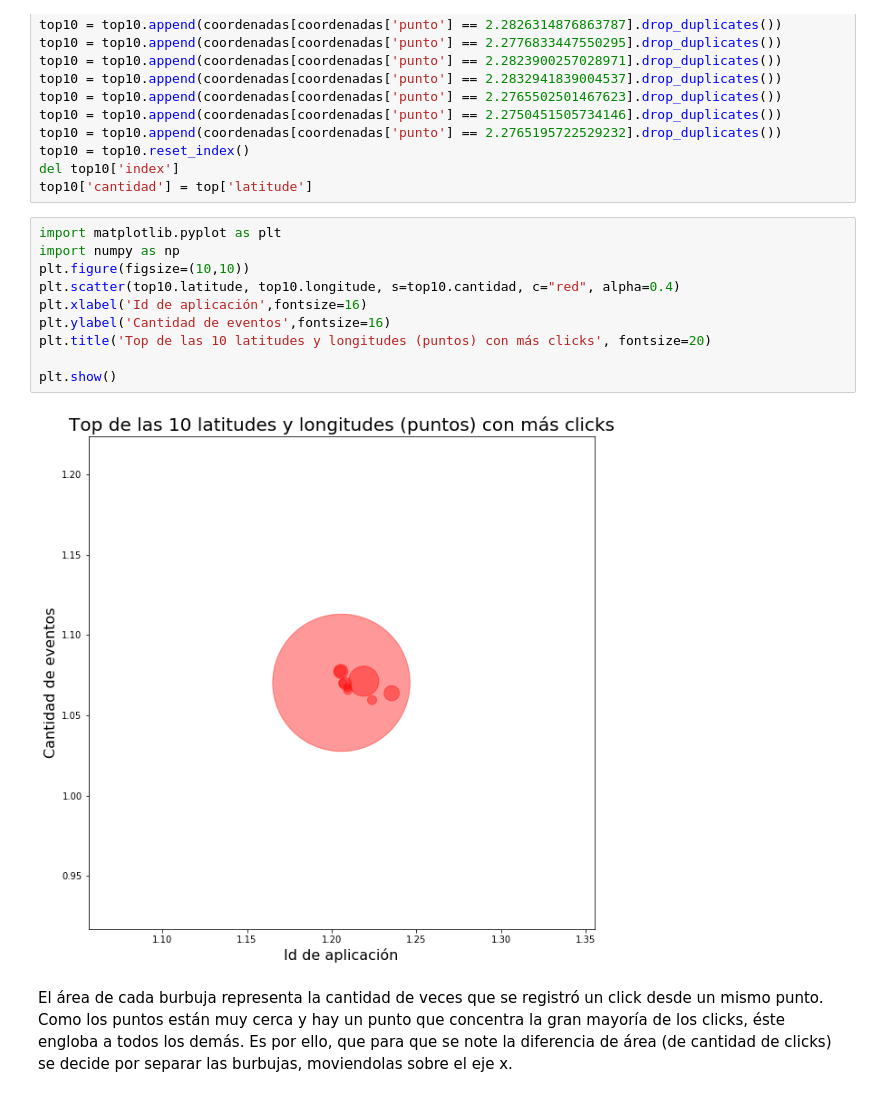
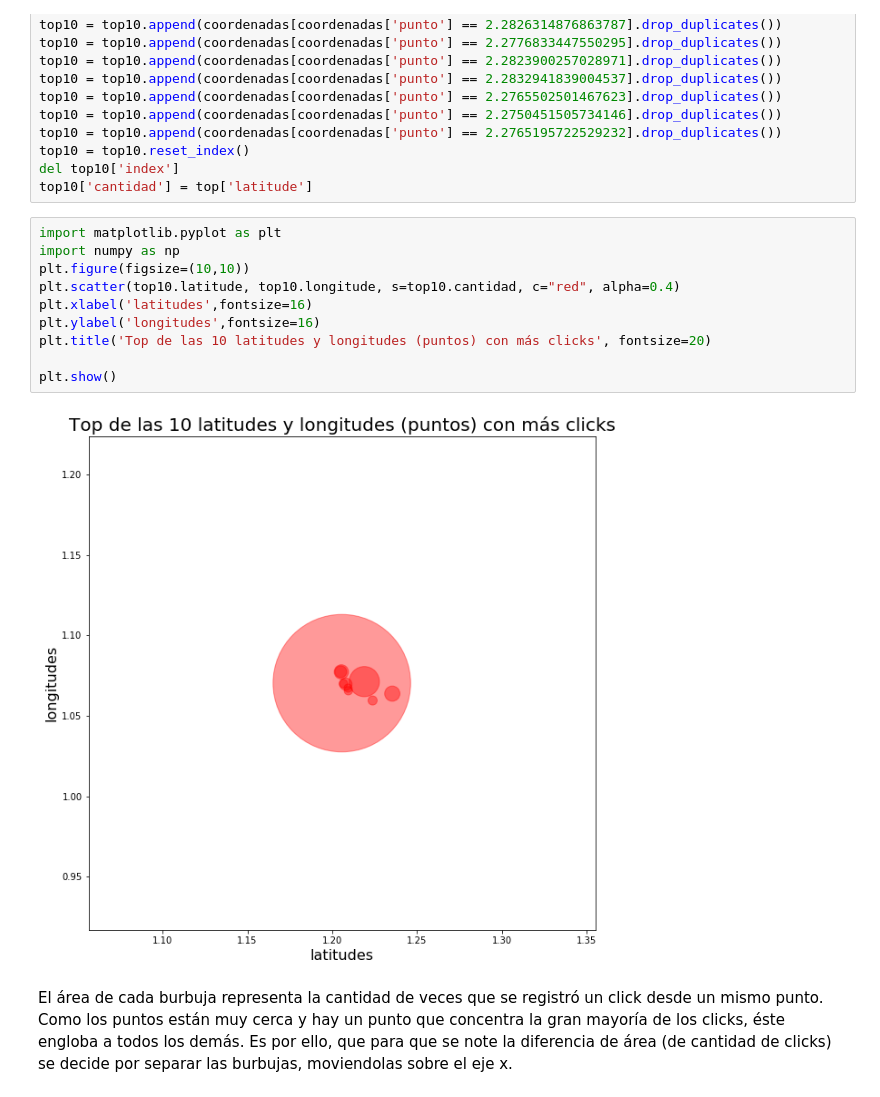
Before and after one commit to cruzpa95/Datos2019, a Jupyter notebook: Análisis de latitud y longitud dataset clicks.ipynb, the cells around one changed output. Saved outputs shown, nothing was run; the diff lists cells and outputs as text.

```diff
--- a/Análisis de latitud y longitud dataset clicks.ipynb
+++ b/Análisis de latitud y longitud dataset clicks.ipynb
@@ -65,15 +65,15 @@ top10['cantidad'] = top['latitude']
 # %%
 import matplotlib.pyplot as plt
 import numpy as np
 plt.figure(figsize=(10,10))
 plt.scatter(top10.latitude, top10.longitude, s=top10.cantidad, c="red", alpha=0.4)
-plt.xlabel('Id de aplicación',fontsize=16)
-plt.ylabel('Cantidad de eventos',fontsize=16)
+plt.xlabel('latitudes',fontsize=16)
+plt.ylabel('longitudes',fontsize=16)
 plt.title('Top de las 10 latitudes y longitudes (puntos) con más clicks', fontsize=20)
 
 plt.show()
 # %% [output]
-[figure, old version]
+[figure, new version]
 # %% [markdown]
 El área de cada burbuja representa la cantidad de veces que se registró un click desde un mismo punto. Como los puntos están muy cerca y hay un punto que concentra la gran mayoría de los clicks, éste engloba a todos los demás. Es por ello, que para que se note la diferencia de área (de cantidad de clicks) se decide por separar las burbujas, moviendolas sobre el eje x.
 # %%
```
Also changed, not shown: parts of 1 cell of this notebook.
